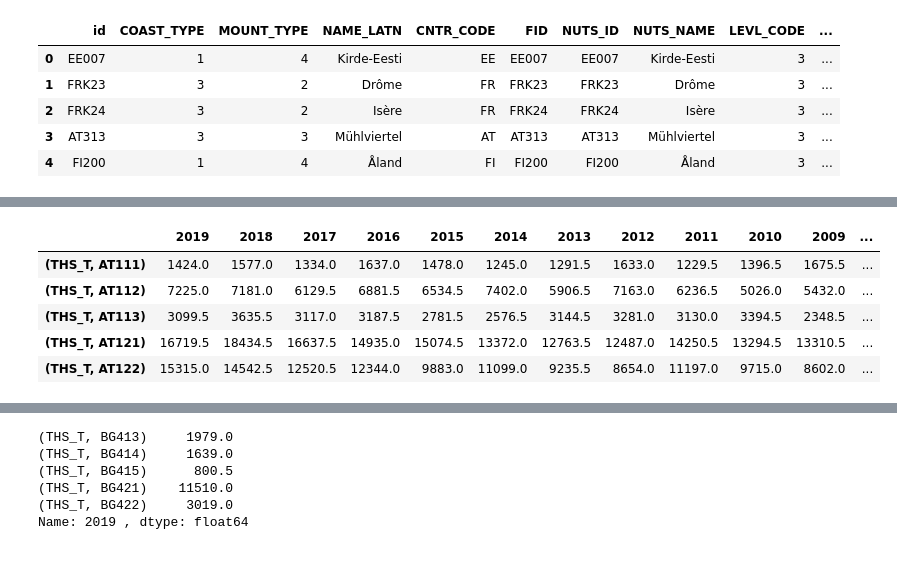
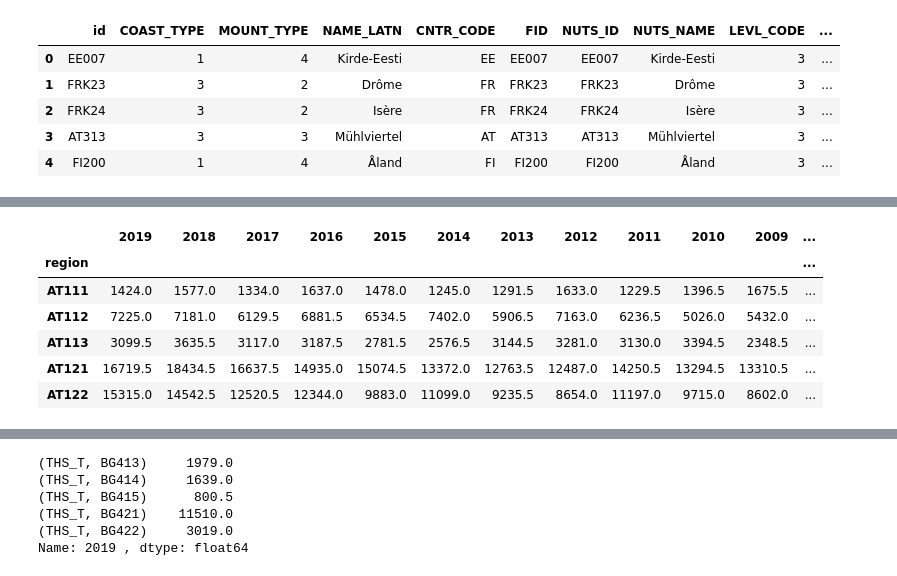
Before and after one commit to Frostie10/eurostat_test, a Jupyter notebook: test_eurostat.ipynb, the cells around one changed output, grey strips where cells are left out. Saved outputs shown, nothing was run; the diff lists cells and outputs as text; code cells hidden in the pictures.

```diff
--- a/test_eurostat.ipynb
+++ b/test_eurostat.ipynb
@@ -67,4 +51,4 @@ THS_T AT111    1453.0   1419.0   1192.0   1528.0   1438.0   1161.0   1252.0
 #National annual road freight transport by regions of loading (NUTS 3) and by group of goods (1 000 t), from 2008 onwards (road_go_na_rl3g
 df_loading = pearson_util.load_eurostat_tsv('https://ec.europa.eu/eurostat/estat-navtree-portlet-prod/BulkDownloadListing?file=data/road_go_na_rl3g.tsv.gz',['subsector', 'unit', 'region'])
 # %%
-df_loading = df_loading.loc['TOTAL']
+df_loading_total = df_loading.loc['TOTAL']
@@ -95,9 +55,18 @@ df_average_transport = df_average_transport.groupby(df_average_transport.index).
+# %%
+df_loading_total = df_loading_total.droplevel(0)
+# %%
+#Concatinates df --> takes 2 df and joins them together
+df_average_transport_total = pd.concat((df_unloading_total, df_loading_total))
+# %%
+#takes lines with same index and calculates mean of them
+df_average_transport_total = df_average_transport_total.groupby(df_average_transport_total.index).mean()
 # %%
-df_average_transport.head()
+df_average_transport_total.head()
 # %% [output]
 |  | 2019 | 2018 | 2017 | 2016 | 2015 | 2014 | 2013 | 2012 | 2011 | 2010 | 2009 | ... |
-| (THS_T, AT111) | 1424.0 | 1577.0 | 1334.0 | 1637.0 | 1478.0 | 1245.0 | 1291.5 | 1633.0 | 1229.5 | 1396.5 | 1675.5 | ... |
-| (THS_T, AT112) | 7225.0 | 7181.0 | 6129.5 | 6881.5 | 6534.5 | 7402.0 | 5906.5 | 7163.0 | 6236.5 | 5026.0 | 5432.0 | ... |
-| (THS_T, AT113) | 3099.5 | 3635.5 | 3117.0 | 3187.5 | 2781.5 | 2576.5 | 3144.5 | 3281.0 | 3130.0 | 3394.5 | 2348.5 | ... |
-| (THS_T, AT121) | 16719.5 | 18434.5 | 16637.5 | 14935.0 | 15074.5 | 13372.0 | 12763.5 | 12487.0 | 14250.5 | 13294.5 | 13310.5 | ... |
-| (THS_T, AT122) | 15315.0 | 14542.5 | 12520.5 | 12344.0 | 9883.0 | 11099.0 | 9235.5 | 8654.0 | 11197.0 | 9715.0 | 8602.0 | ... |
+| region |  |  |  |  |  |  |  |  |  |  |  | ... |
+| AT111 | 1424.0 | 1577.0 | 1334.0 | 1637.0 | 1478.0 | 1245.0 | 1291.5 | 1633.0 | 1229.5 | 1396.5 | 1675.5 | ... |
+| AT112 | 7225.0 | 7181.0 | 6129.5 | 6881.5 | 6534.5 | 7402.0 | 5906.5 | 7163.0 | 6236.5 | 5026.0 | 5432.0 | ... |
+| AT113 | 3099.5 | 3635.5 | 3117.0 | 3187.5 | 2781.5 | 2576.5 | 3144.5 | 3281.0 | 3130.0 | 3394.5 | 2348.5 | ... |
+| AT121 | 16719.5 | 18434.5 | 16637.5 | 14935.0 | 15074.5 | 13372.0 | 12763.5 | 12487.0 | 14250.5 | 13294.5 | 13310.5 | ... |
+| AT122 | 15315.0 | 14542.5 | 12520.5 | 12344.0 | 9883.0 | 11099.0 | 9235.5 | 8654.0 | 11197.0 | 9715.0 | 8602.0 | ... |
```
Also changed, not shown: parts of 12 cells of this notebook.
